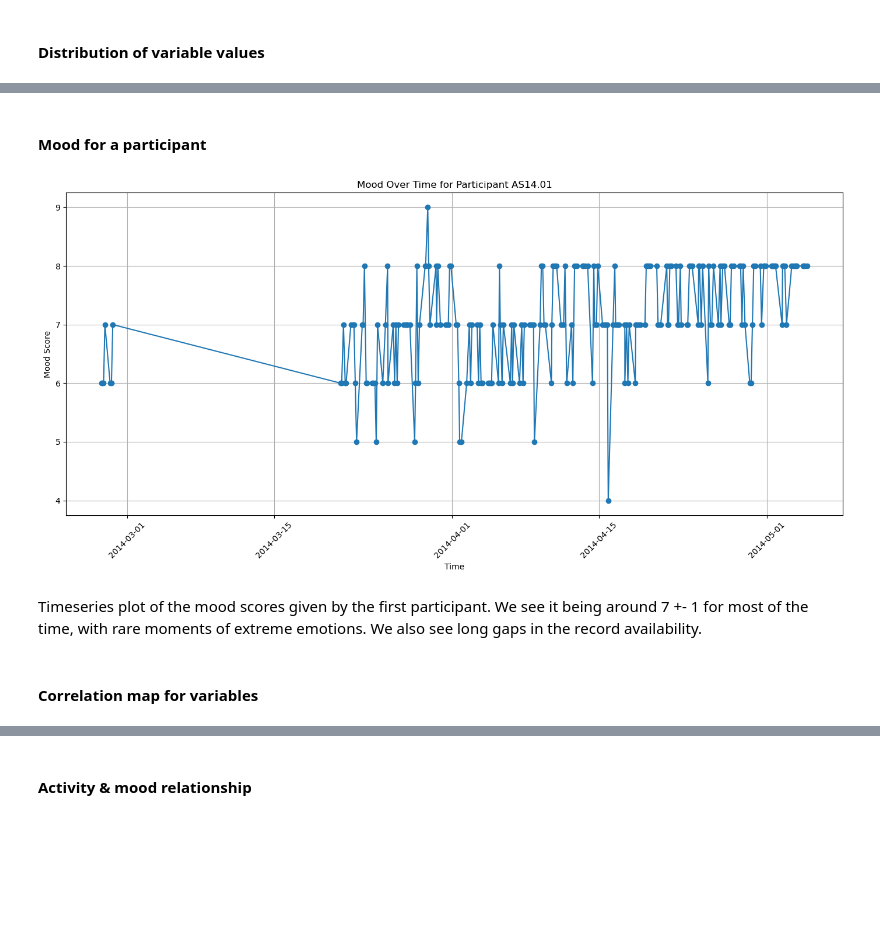
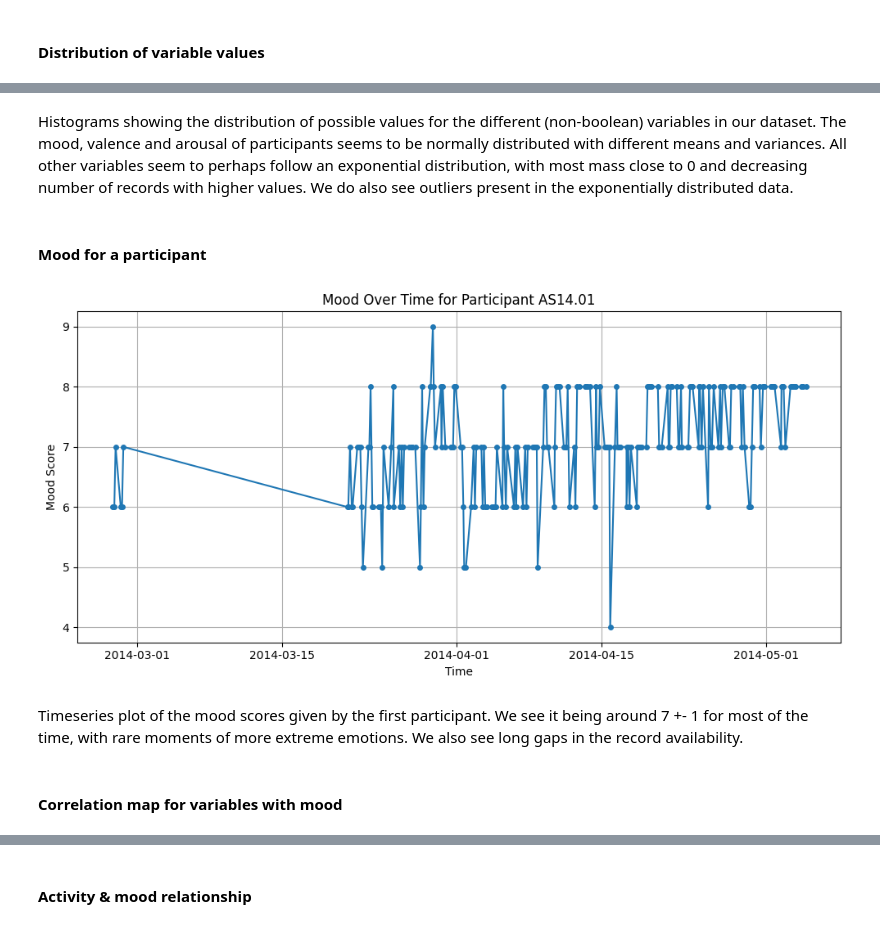
Before and after one commit to ryan-ott/DMT-Group17, a Jupyter notebook: Assignment1/mood_prediction.ipynb, the cells around one changed output, grey strips where cells are left out. Drawn from its saved outputs; the diff is of its cells as text; code cells hidden in the pictures; blank space fills up the shorter version.

```diff
--- a/Assignment1/mood_prediction.ipynb
+++ b/Assignment1/mood_prediction.ipynb
@@ -150,20 +154,22 @@ Histogram showing the distribution of possible mood scores in our dataset. The m
+# %% [markdown]
+Histograms showing the distribution of possible values for the different (non-boolean) variables in our dataset. The mood, valence and arousal of participants seems to be normally distributed with different means and variances. All other variables seem to perhaps follow an exponential distribution, with most mass close to 0 and decreasing number of records with higher values. We do also see outliers present in the exponentially distributed data.
 # %% [markdown]
 #### Mood for a participant
 # %%
 # Time Series of Mood for a Selected Participant
 participant_data = df[(df['id'] == 'AS14.01') & (df['variable'] == 'mood')]
-plt.figure(figsize=(14, 7))
-plt.plot(participant_data['time'], participant_data['value'], marker='o', linestyle='-')
+plt.figure(figsize=(10, 5))
+plt.plot(participant_data['time'], participant_data['value'], marker='o', markersize=4, linestyle='-')
 plt.title('Mood Over Time for Participant AS14.01')
 plt.xlabel('Time')
 plt.ylabel('Mood Score')
-plt.xticks(rotation=45)
+plt.xticks()
 plt.grid()
 plt.tight_layout()
 plt.show()
 # %% [output]
-[figure, old version]
+[figure, new version]
 # %% [markdown]
-Timeseries plot of the mood scores given by the first participant. We see it being around 7 +- 1 for most of the time, with rare moments of extreme emotions. We also see long gaps in the record availability.
+Timeseries plot of the mood scores given by the first participant. We see it being around 7 +- 1 for most of the time, with rare moments of more extreme emotions. We also see long gaps in the record availability.
 # %% [markdown]
-#### Correlation map for variables
+#### Correlation map for variables with mood
```
Also changed, not shown: parts of 59 cells of this notebook, 2 other files.
